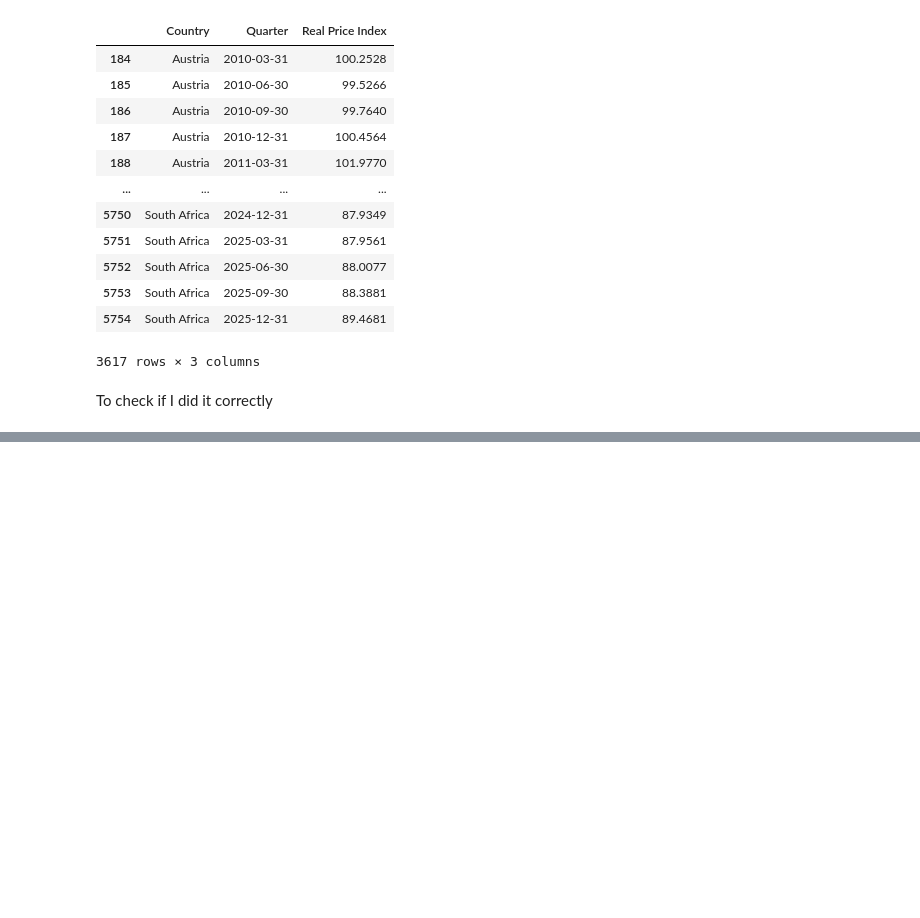
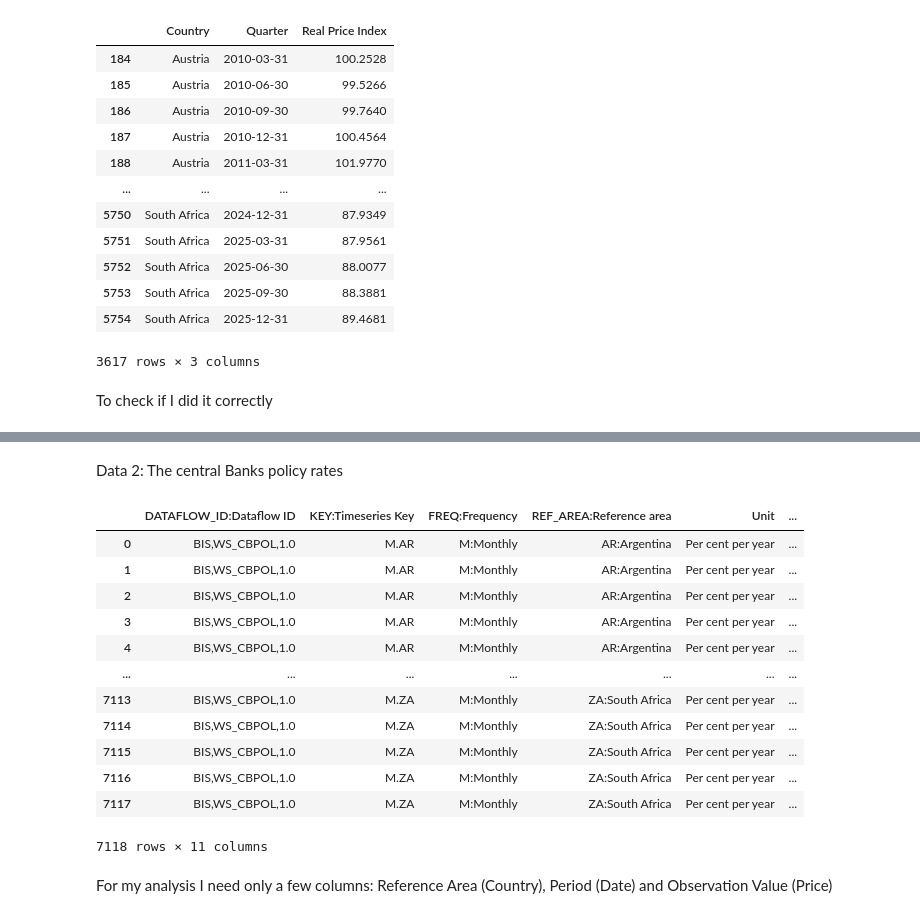
Before and after one commit to SiyanaVel19/Final_project_SU_2026, a Jupyter notebook: Project_housing_2.ipynb, the cells around one changed output, grey strips where cells are left out. Drawn from its saved outputs; the diff is of its cells as text; code cells hidden in the pictures; blank space fills up the shorter version.

Commit message:
Added Central bank policy rates & started cleaning

```diff
--- a/Project_housing_2.ipynb
+++ b/Project_housing_2.ipynb
@@ -271,0 +348,22 @@ United States   2010-03-31          101.5333
+# %% [markdown]
+Data 2: The central Banks policy rates
+# %%
+CB_rates = pd.read_csv("Central_bank_policy_rates.csv", skiprows=5)
+# %%
+CB_rates
+# %% [output]
+|  | DATAFLOW_ID:Dataflow ID | KEY:Timeseries Key | FREQ:Frequency | REF_AREA:Reference area | Unit | ... |
+| 0 | BIS,WS_CBPOL,1.0 | M.AR | M:Monthly | AR:Argentina | Per cent per year | ... |
+| 1 | BIS,WS_CBPOL,1.0 | M.AR | M:Monthly | AR:Argentina | Per cent per year | ... |
+| 2 | BIS,WS_CBPOL,1.0 | M.AR | M:Monthly | AR:Argentina | Per cent per year | ... |
+| 3 | BIS,WS_CBPOL,1.0 | M.AR | M:Monthly | AR:Argentina | Per cent per year | ... |
+| 4 | BIS,WS_CBPOL,1.0 | M.AR | M:Monthly | AR:Argentina | Per cent per year | ... |
+| ... | ... | ... | ... | ... | ... | ... |
+| 7113 | BIS,WS_CBPOL,1.0 | M.ZA | M:Monthly | ZA:South Africa | Per cent per year | ... |
+| 7114 | BIS,WS_CBPOL,1.0 | M.ZA | M:Monthly | ZA:South Africa | Per cent per year | ... |
+| 7115 | BIS,WS_CBPOL,1.0 | M.ZA | M:Monthly | ZA:South Africa | Per cent per year | ... |
+| 7116 | BIS,WS_CBPOL,1.0 | M.ZA | M:Monthly | ZA:South Africa | Per cent per year | ... |
+| 7117 | BIS,WS_CBPOL,1.0 | M.ZA | M:Monthly | ZA:South Africa | Per cent per year | ... |
+7118 rows × 11 columns
+# %% [markdown]
+For my analysis I need only a few columns: Reference Area (Country), Period (Date) and Observation Value (Price)
```
Also changed, not shown: parts of 26 cells of this notebook, 1 other file.
